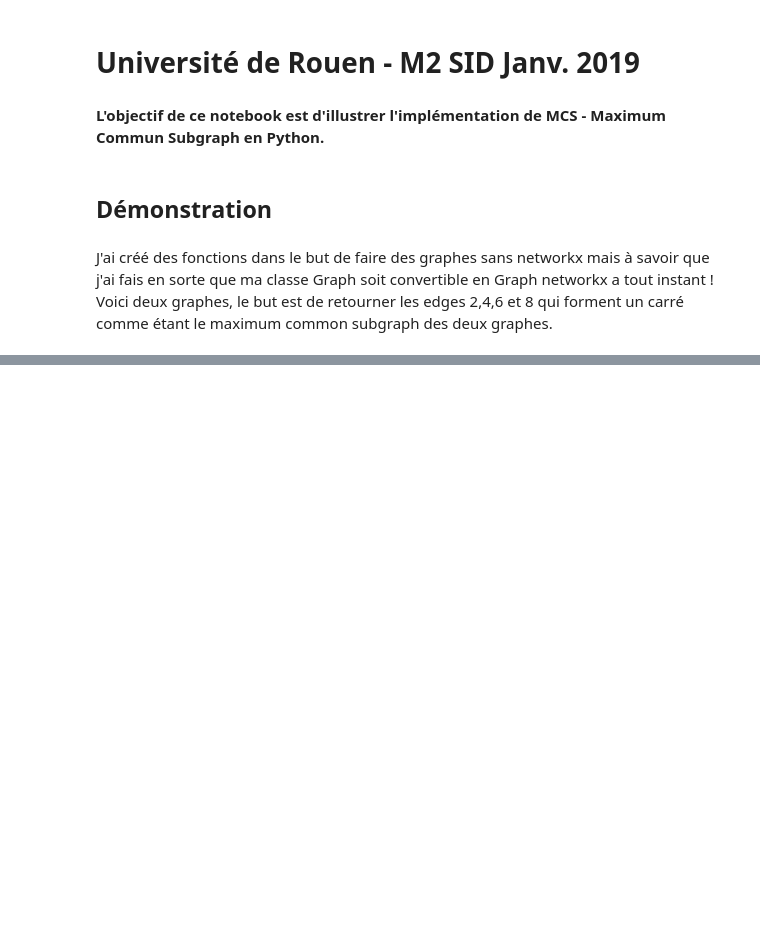
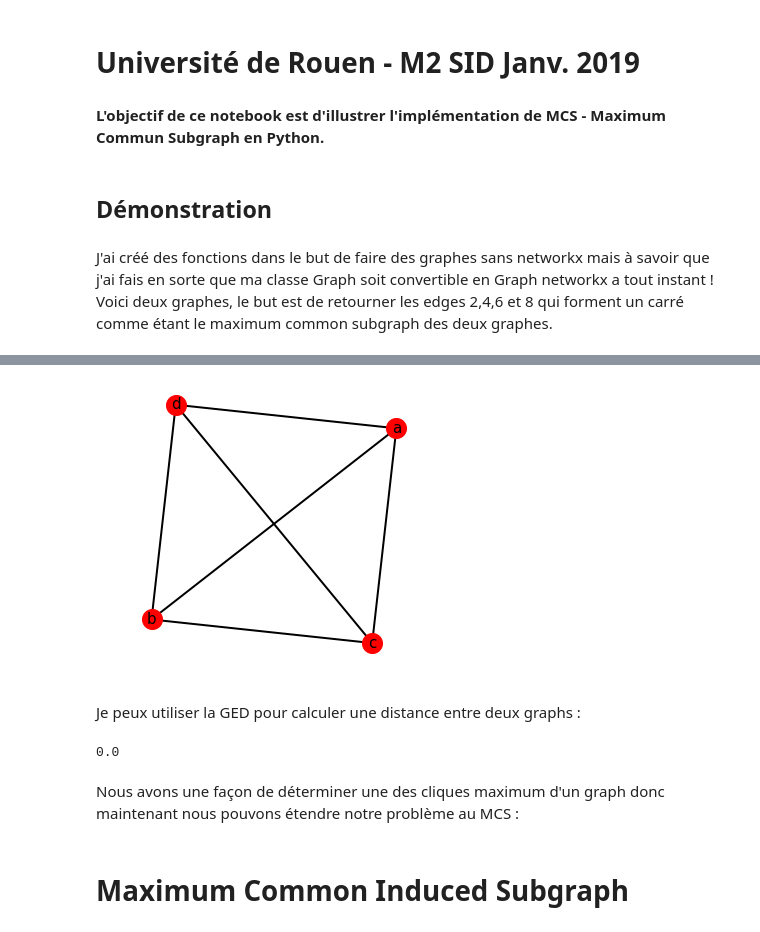
Before and after one commit to AleksMa/Python_Maximum_Common_Induced_Subgraph, a Jupyter notebook: demo.ipynb, the cells around one changed output, grey strips where cells are left out. Saved outputs shown, nothing was run; the diff lists cells and outputs as text; code cells hidden in the pictures; blank space fills up the shorter version.

```diff
--- a/demo.ipynb
+++ b/demo.ipynb
@@ -58,0 +49,2 @@ plt.figure()
+# %%
+nodesInMaxClique2 = longest_list_in_a_list(list(nx.find_cliques(G2)))
@@ -58,0 +58,14 @@ plt.figure()
+# %%
+display_nxgraph(cliquemax2)
+# %% [output]
+[figure, added]
+# %% [markdown]
+Je peux utiliser la GED pour calculer une distance entre deux graphs :
+# %%
+nx.graph_edit_distance(cliquemax,cliquemax2)
+# %% [output]
+0.0
+# %% [markdown]
+Nous avons une façon de déterminer une des cliques maximum d'un graph donc maintenant nous pouvons étendre notre problème au MCS :
+# %% [markdown]
+# Maximum Common Induced Subgraph
```
Also changed, not shown: parts of 30 cells of this notebook, 1 other file.
